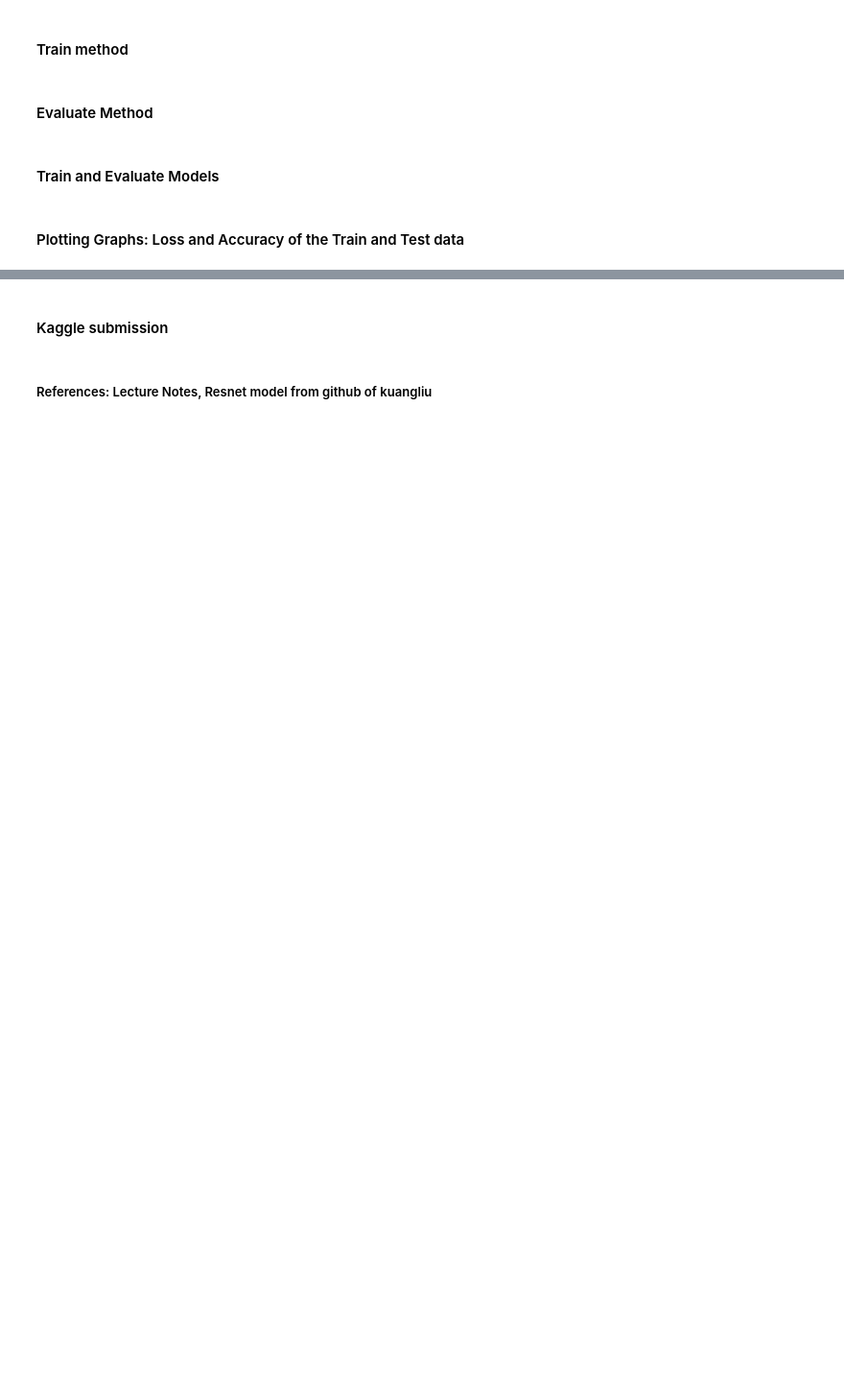
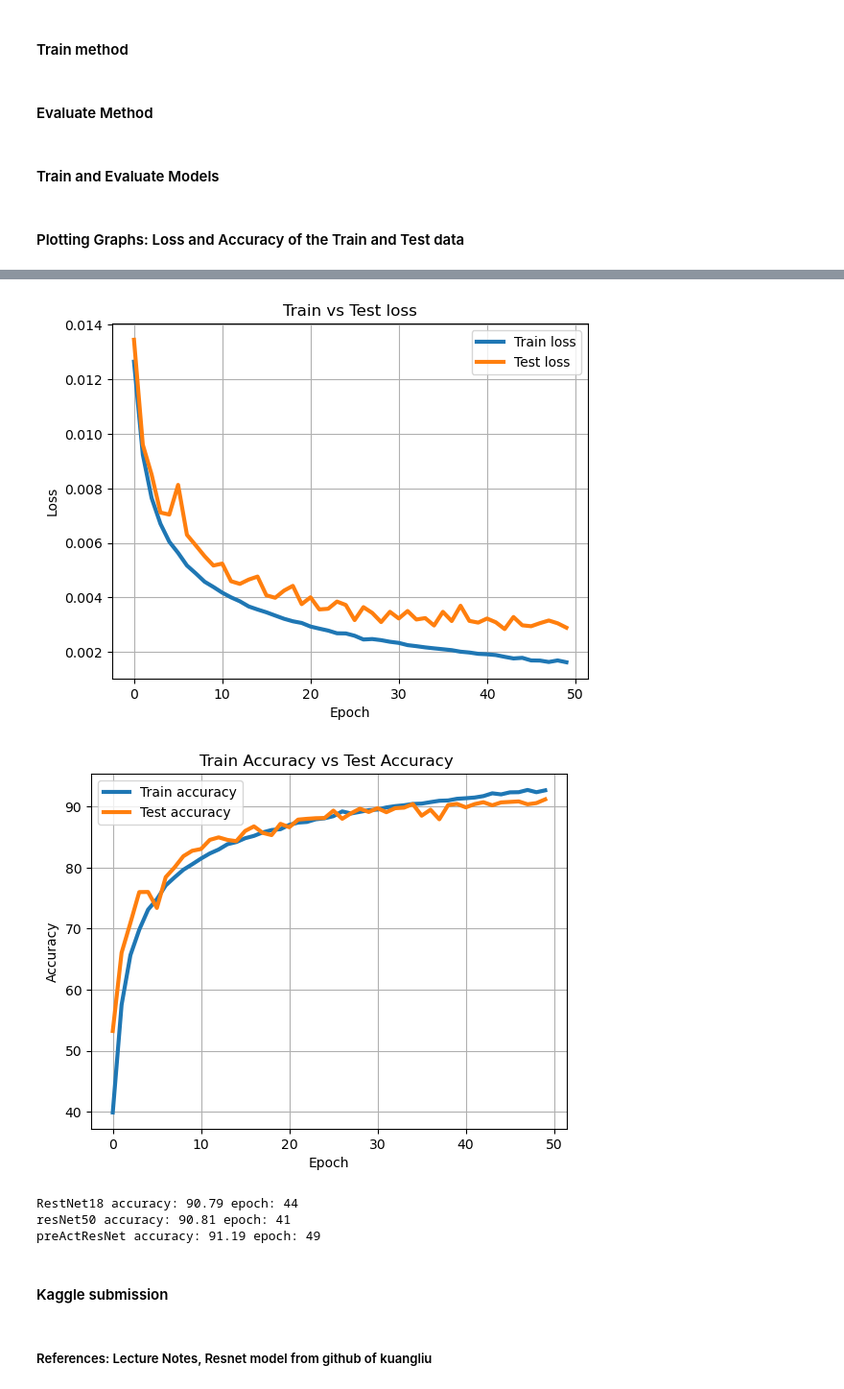
Before and after one commit to wlizardo/resnet-for-cifar-10, a Jupyter notebook: startup_notebook.ipynb, the cells around one changed output, grey strips where cells are left out. Shown at 96% size. Drawn from its saved outputs; the diff is of its cells as text; code cells hidden in the pictures; blank space fills up the shorter version.

```diff
--- a/startup_notebook.ipynb
+++ b/startup_notebook.ipynb
@@ -156,9 +239,10 @@ class ModifiedResNet(nn.Module):
 def count_parameters(model):
     return sum(p.numel() for p in model.parameters() if p.requires_grad)
 
-# Create the model
+# Create the models
 resNet18 = ModifiedResNet(ResnetBasic, [3,3,3,3])
 resNet50 = ModifiedResNet(Bottleneck, [3,5,6,2])
+preActResNet = PreActResNet(PreActBlock, [3,3,5,3])
 # %% [markdown]
 ## Display the Number of Parameters of the Modified Resnet Model
 # %%
@@ -391,3 +517,17 @@ plot_loss_accuracy(train_loss, test_loss, train_accuracy, test_accuracy)
+# %%
+train_loss, train_accuracy, test_loss, preActResNet_test_accuracy = train_and_eval(preActResNet,'preActResNet', train_dataloader, test_dataloader, preActResNet_optimizer, EPOCH_COUNT)
+plot_loss_accuracy(train_loss, test_loss, train_accuracy, preActResNet_test_accuracy)
+# %% [output]
+[figure, added]
+[figure, added]
+# %%
+print(f'RestNet18 accuracy: {resNet18_test_accuracy.max()} epoch: {list(resNet18_test_accuracy).index(resNet18_test_accuracy.max())}')
+print(f'resNet50 accuracy: {resNet50_test_accuracy.max()} epoch: {list(resNet50_test_accuracy).index(resNet50_test_accuracy.max())}')
+print(f'preActResNet accuracy: {preActResNet_test_accuracy.max()} epoch: {list(preActResNet_test_accuracy).index(preActResNet_test_accuracy.max())}')
+# %% [output]
+RestNet18 accuracy: 90.79 epoch: 44
+resNet50 accuracy: 90.81 epoch: 41
+preActResNet accuracy: 91.19 epoch: 49
 # %% [markdown]
 #### Kaggle submission
 # %%
```
Also changed, not shown: parts of 21 cells of this notebook, 3 other files.
